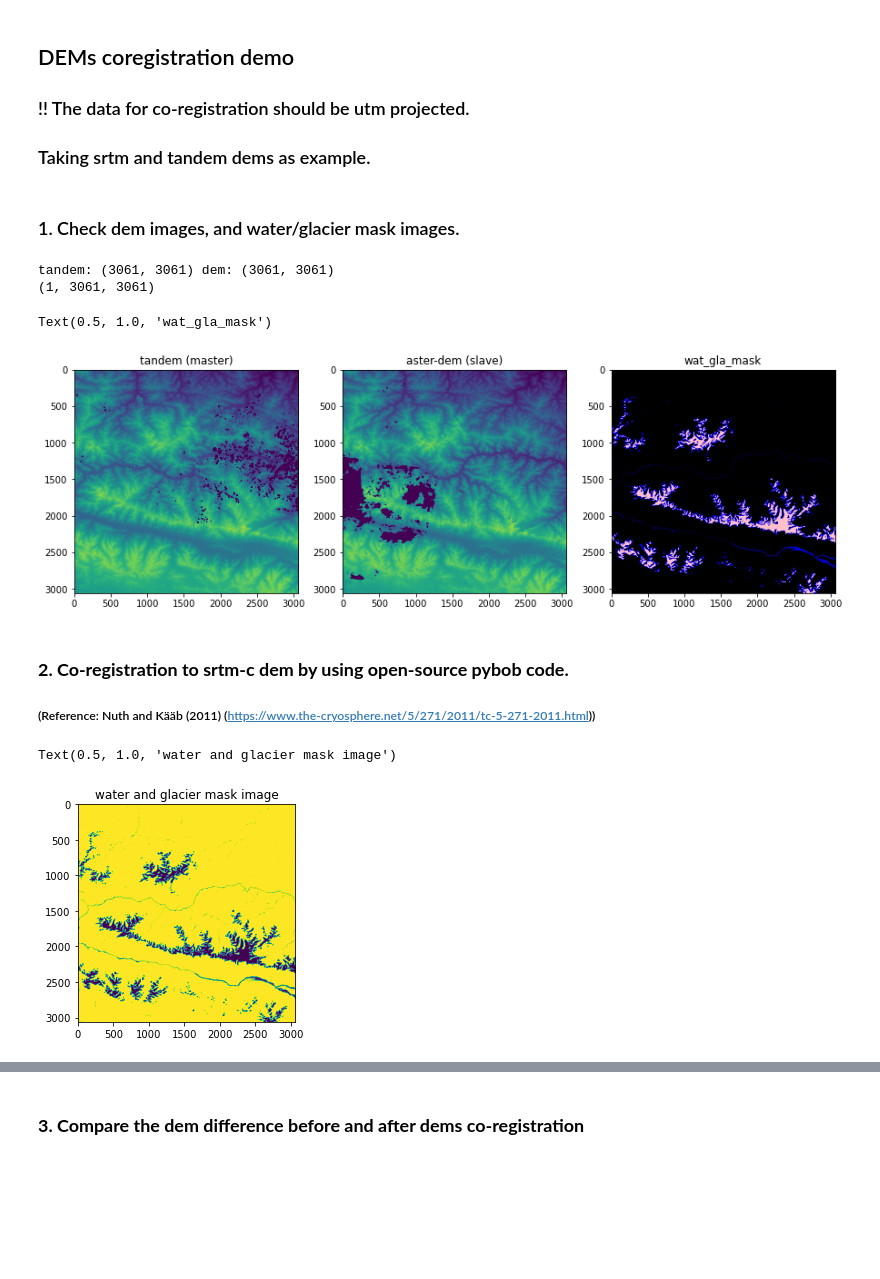
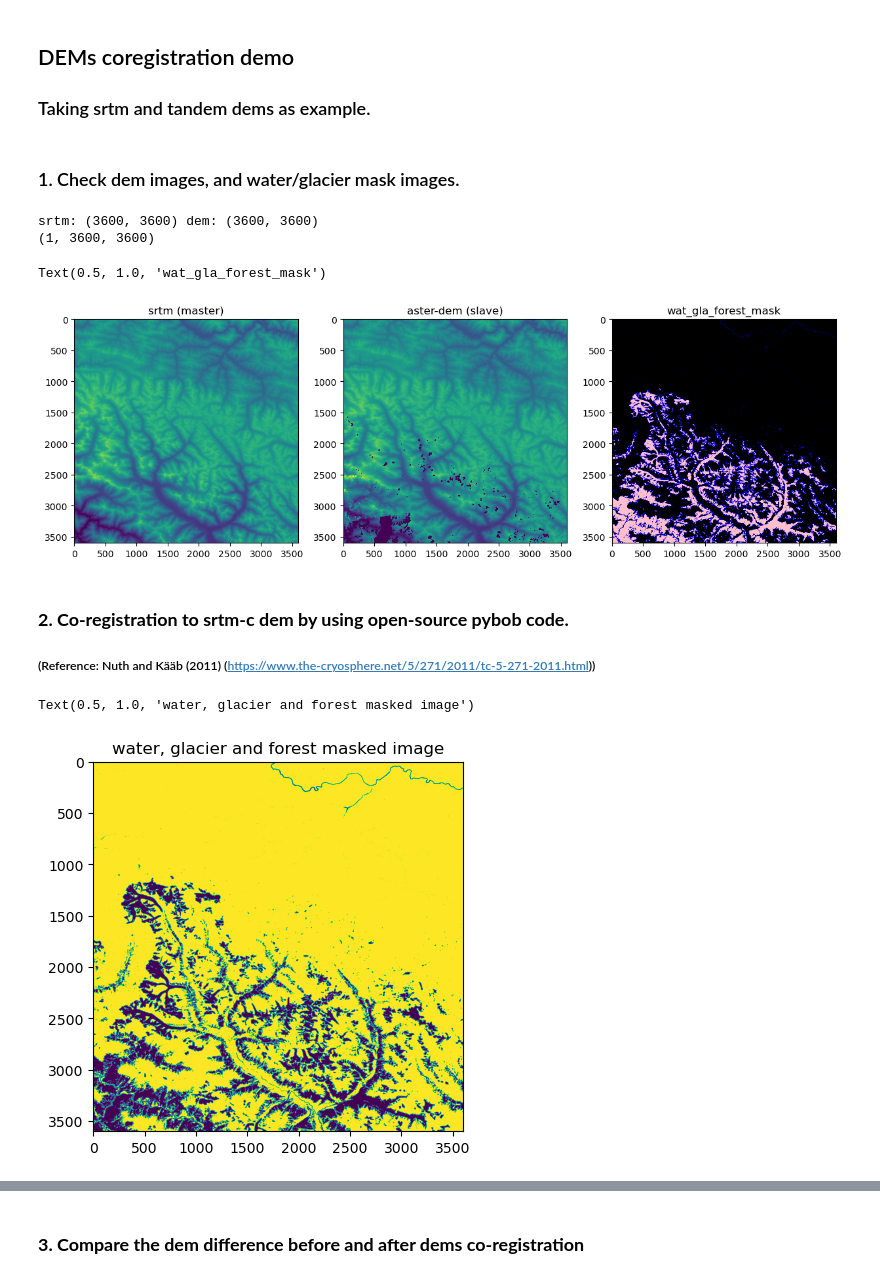
Before and after one commit to xinluo2018/Glacier-in-SETP, a Jupyter notebook: notebooks/dems_coreg_demo.ipynb, the cells around one changed output, grey strips where cells are left out. Drawn from its saved outputs; the diff is of its cells as text; code cells hidden in the pictures; blank space fills up the shorter version.

```diff
--- a/notebooks/dems_coreg_demo.ipynb
+++ b/notebooks/dems_coreg_demo.ipynb
@@ -1,6 +1,5 @@
 # %% [markdown]
 ## DEMs coregistration demo
-### !! The data for co-registration should be utm projected.
 ### Taking srtm and tandem dems as example.
 # %%
 import numpy as np
@@ -11,45 +10,51 @@ import xdem
 from matplotlib.colors import LinearSegmentedColormap
 # %%
-path_tandem = 'data/dem-data/tandem-x/TDM1_DEM__30_N36E078_V01_C/DEM/TDM1_DEM__30_N36E078_DEM.tif'   # slave dem
-path_dem = 'data/aster-stereo/2009-36-78/dems_2009_mosaic_subs.tif'
-path_water_jrc = 'data/water_jrc/water_jrc_36_78.tif'   # jrc water map for water mask
-path_rgi = 'data/rgi60/rgi60_36_78.gpkg'                # rgi glacier data for glacier mask
-path_dem_aligned = 'data/aster-stereo/2009-36-78/dems_mosaic_subs_coreg.tif'
+year='2007'
+tile_lon, tile_lat = '95', '30'
+path_dem = 'data/dem-data/tandem-x/TDM1_DEM__30_N30E095_V02_C/DEM/TDM1_DEM__30_N30E095_DEM.tif'   # slave dem
+path_srtm = 'data/dem-data/srtm-c/tiles/tile_'+tile_lat+'_'+tile_lon+'.tif'         # master dem
+path_water_jrc = 'data/water/water-jrc/tiles/tile_'+tile_lat+'_'+tile_lon+'.tif'    # jrc water map for water mask
+path_rgi60 = 'data/rgi60/tiles/tile_'+tile_lat+'_'+tile_lon+'.tif'                  # rgi glacier data for glacier mask
+path_forest = 'data/globeland30/2010/tiles/tile_'+tile_lat+'_'+tile_lon+'.tif'      # land cover data for forest mask
+path_dem_aligned = 'data/aster-stereo/SETP-'+year+'/tiles-dem/tile-'+tile_lat+'-'+tile_lon+'/dems_mosaic_subs_coreg.tif'
 # %% [markdown]
 ### 1. Check dem images, and water/glacier mask images.
 # %%
 cmap = LinearSegmentedColormap.from_list('linear color', ["Black", 'Blue', 'Pink'])
-_, dem_info = readTiff(path_dem)         # master dem
+_, srtm_info = readTiff(path_srtm)    # master dem
 ### --1. data reading
-dem = xdem.DEM(path_dem)      # slave dem
-tandem = xdem.DEM(path_tandem).reproject(dem)  # master dem
-dem = dem.reproject(tandem)   # ensure the geo-info are completely the same. some bug for the xdem
-print('tandem:', tandem.shape, 'dem:', dem.shape)
+srtm = xdem.DEM(path_srtm)            # master dem
+dem = xdem.DEM(path_dem).reproject(srtm)      # slave dem
+srtm = srtm.reproject(dem)   # ensure the geo-info are completely the same. some bug for the xdem
+print('srtm:', srtm.shape, 'dem:', dem.shape)
 
-### --2.water/glacier mask (water:1, glacier:2, other:0)
-water_jrc = xdem.DEM(path_water_jrc).reproject(dem)
-rgi60_mask = vec2mask(path_vec=path_rgi, path_raster=path_dem, path_save=None)
-wat_gla_mask = water_jrc.data[0]+rgi60_mask*2
+### --2.water/glacier/forest mask (water:1, glacier:2, other:0)
+water_jrc = xdem.DEM(path_water_jrc).reproject(srtm)
+rgi60_mask = xdem.DEM(path_rgi60).reproject(srtm)
+forest_mask = xdem.DEM(path_forest).reproject(srtm)
+forest_mask.data[0] = np.where(forest_mask.data[0]==20, 1, 0) ### extract forest
+wat_gla_forest_mask = water_jrc.data[0]+rgi60_mask.data[0]*2 + forest_mask.data[0]*3
+
 ### --3. image visualize
-print(tandem.data.shape)
+print(srtm.data.shape)
 plt.figure(figsize=(15,5))
-plt.subplot(1,3,1); plt.imshow(tandem.data[0], vmin=2000, vmax=7000); plt.title('tandem (master)')
+plt.subplot(1,3,1); plt.imshow(srtm.data[0], vmin=2000, vmax=7000); plt.title('srtm (master)')
 plt.subplot(1,3,2); plt.imshow(dem.data[0], vmin=2000, vmax=7000); plt.title('aster-dem (slave)')
-plt.subplot(1,3,3); plt.imshow(wat_gla_mask, vmin=0, vmax=2, cmap=cmap); plt.title('wat_gla_mask')
+plt.subplot(1,3,3); plt.imshow(wat_gla_forest_mask, vmin=0, vmax=2, cmap=cmap); plt.title('wat_gla_forest_mask')
 # plt.subplot(2,2,4); plt.imshow(rgi60_mask, vmin=0, vmax=1); plt.title('glacier_mask')
 # %% [output]
-tandem: (3061, 3061) dem: (3061, 3061)
-(1, 3061, 3061)
+srtm: (3600, 3600) dem: (3600, 3600)
+(1, 3600, 3600)
-Text(0.5, 1.0, 'wat_gla_mask')
+Text(0.5, 1.0, 'wat_gla_forest_mask')
-[figure, old version]
+[figure, new version]
 # %% [markdown]
 ### **2. Co-registration to srtm-c dem by using open-source pybob code.**
 ##### (Reference: Nuth and Kääb (2011) (https://www.the-cryosphere.net/5/271/2011/tc-5-271-2011.html))
 # %%
-mask_img = np.ma.masked_equal(wat_gla_mask ,0).mask
+mask_img = np.ma.masked_equal(wat_gla_forest_mask ,0).mask
 plt.imshow(mask_img)
-plt.title('water and glacier mask image')
+plt.title('water, glacier and forest masked image')
 # %% [output]
-Text(0.5, 1.0, 'water and glacier mask image')
+Text(0.5, 1.0, 'water, glacier and forest masked image')
-[figure, old version]
+[figure, new version]
 # %%
```
Also changed, not shown: parts of 5 cells of this notebook, 18 other files.
